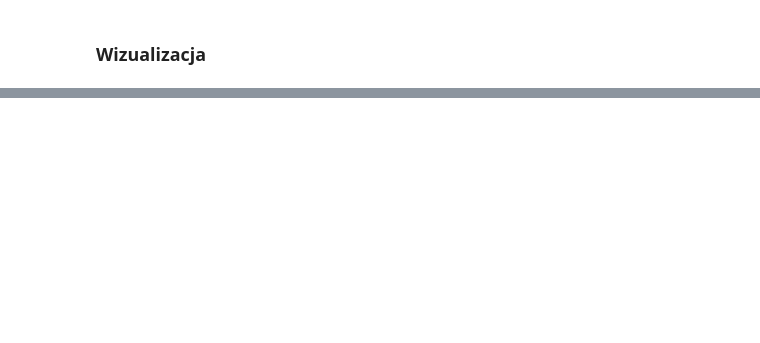
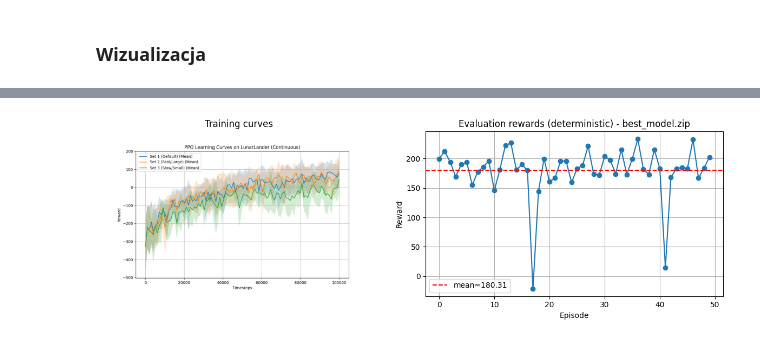
Before and after one commit to MrWlobo/Inteligencja-Obliczeniowa, a Jupyter notebook: Projekt5/main.ipynb, the cells around one changed output, grey strips where cells are left out. Drawn from its saved outputs; the diff is of its cells as text; code cells hidden in the pictures; blank space fills up the shorter version.

```diff
--- a/Projekt5/main.ipynb
+++ b/Projekt5/main.ipynb
@@ -566,0 +379,99 @@ Average time per timestep: 0.002089 seconds
+# %%
+# Ocena wytrenowanych modeli w trybie deterministycznym
+import json
+env_id = "LunarLander-v3"
+models_dir = "models/Default"
+training_curve = "learning_curves.png"
+n_episodes = 50
+
+out_dir = os.path.join(models_dir, "eval")
+os.makedirs(out_dir, exist_ok=True)
+
+if PPO is None:
+    raise ImportError('stable_baselines3 is required for evaluation.')
+if gym is None:
+    raise ImportError('gymnasium is required for evaluation.')
+
+if not os.path.isdir(models_dir):
+    raise FileNotFoundError(f'Models directory {models_dir} not found.')
+
+model_files = [f for f in os.listdir(models_dir) if f.endswith('.zip') or f.endswith('.pkl')]
+if not model_files:
+    raise FileNotFoundError(f'No model files found in {models_dir}')
+
+env = gym.make(env_id, continuous=True) if env_id.startswith('LunarLander') else gym.make(env_id)
+
+summary = {}
+for mf in model_files:
+    path = os.path.join(models_dir, mf)
+    print(f'Loading {path} ...')
+    try:
+        model = PPO.load(path)
+    except Exception as e:
+        print(f'Failed to load {mf}: {e}')
+        continue
+
+    rewards = eval_model(model, env, n_episodes=n_episodes)
+    summary[mf] = {
+        'mean': float(np.mean(rewards)),
+        'std': float(np.std(rewards)),
+        'rewards': rewards.tolist()
+    }
+    np.savetxt(os.path.join(out_dir, f'{mf}_rewards.csv'), rewards, delimiter=',')
+
+env.close()
+
+if not summary:
+    raise RuntimeError('No models could be loaded and evaluated.')
+
+best_name, best_stats = max(summary.items(), key=lambda kv: kv[1]['mean'])
+print(f'Best model: {best_name} with mean reward {best_stats["mean"]:.2f}')
+
+best_path = os.path.join(models_dir, best_name)
+best_copy = os.path.join(models_dir, 'best_model.zip')
+try:
+    shutil.copy2(best_path, best_copy)
+    print(f'Copied best model to {best_copy}')
+except Exception as e:
+    print(f'Failed to copy best model: {e}')
+
+with open(os.path.join(out_dir, 'summary.json'), 'w') as f:
+    json.dump(summary, f, indent=2)
+
+# Porównanie krzywej treningowej z oceną modelu
+rewards = np.array(best_stats['rewards'])
+fig, axes = plt.subplots(1, 2, figsize=(12, 4))
+
+if os.path.isfile(training_curve):
+    img = mpimg.imread(training_curve)
+    axes[0].imshow(img)
+    axes[0].axis('off')
+    axes[0].set_title('Training curves')
+else:
+    axes[0].set_title('Training curves (not found)')
+    axes[0].text(0.5, 0.5, 'No training curve image found', ha='center')
+    axes[0].axis('off')
+
+axes[1].plot(rewards, marker='o')
+axes[1].axhline(np.mean(rewards), color='r', linestyle='--', label=f"mean={np.mean(rewards):.2f}")
+axes[1].set_xlabel('Episode')
+axes[1].set_ylabel('Reward')
+axes[1].set_title(f'Evaluation rewards (deterministic) - {best_name}')
+axes[1].legend()
+axes[1].grid(True)
+
+plt.tight_layout()
+out_png = os.path.join(out_dir, f'comparison_{best_name}.png')
+plt.savefig(out_png)
+plt.show()
+plt.close()
+
+with open(os.path.join(out_dir, 'report.txt'), 'w') as f:
+    f.write(f'Best model: {best_name}\n')
+    f.write(f'Mean reward (eval): {best_stats["mean"]:.2f}\n')
+    f.write(f'Std reward (eval): {best_stats["std"]:.2f}\n')
+    if os.path.isfile(training_curve):
+        f.write(f'Training curve image: {training_curve}\n')
+
+print(f'Done. Best model: {best_name}. Results in {out_dir}')
+# %% [output]
@@ -566,0 +491 @@ Average time per timestep: 0.002089 seconds
+[figure, added]
```
Also changed, not shown: parts of 14 cells of this notebook.
